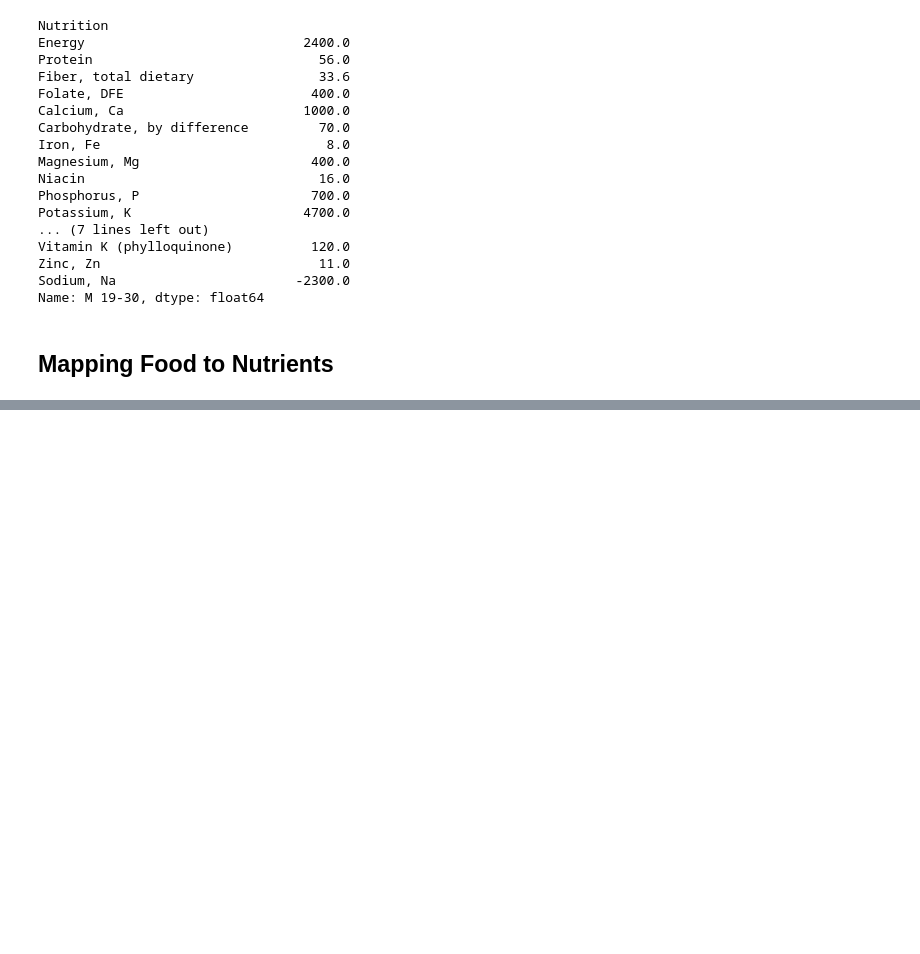
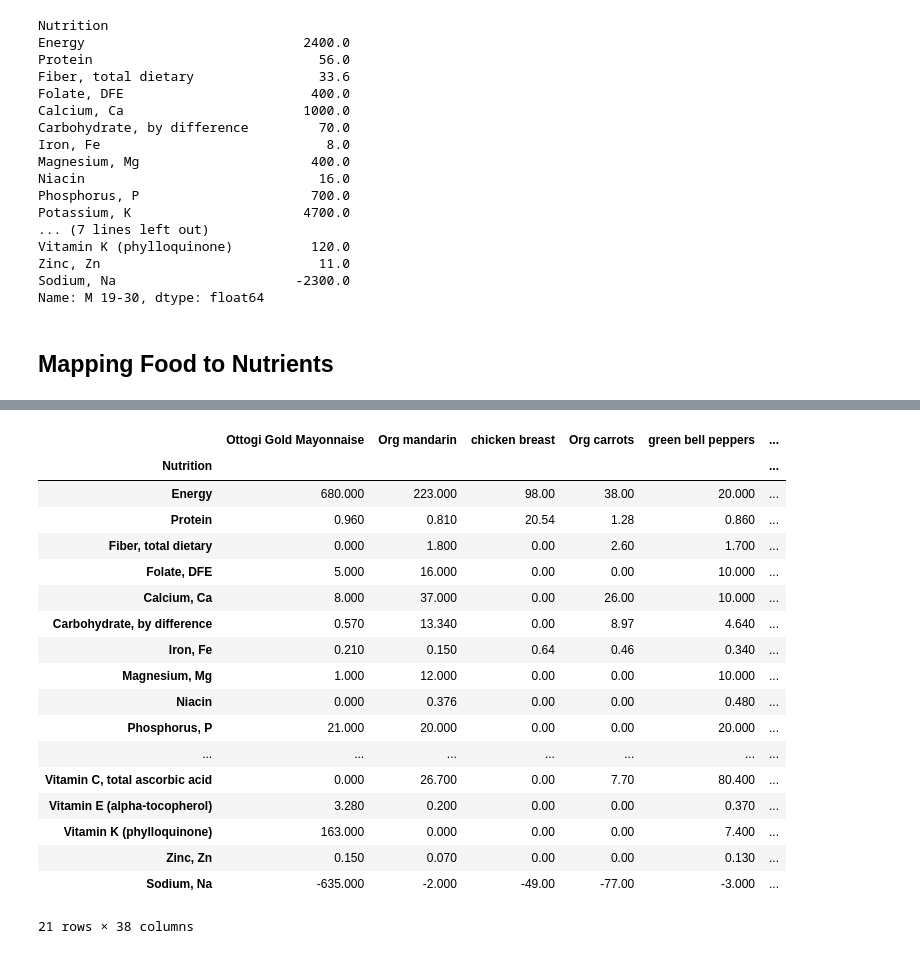
Before and after one commit to singcheerto/EEP153_Project2, a Jupyter notebook: project2.ipynb, the cells around one changed output, grey strips where cells are left out. Saved outputs shown, nothing was run; the diff lists cells and outputs as text; code cells hidden in the pictures; blank space fills up the shorter version.

```diff
--- a/project2.ipynb
+++ b/project2.ipynb
@@ -12,7 +30,7 @@ gpg: encrypted with 1 passphrase
 user = "ligon"
 
 # API key for Gov; substitute your own!
-apikey = "inIyO1begWSRqsYtxS7m6p09PSyq7Qiw7fxzV2qN" # inIyO1begWSRqsYtxS7m6p09PSyq7Qiw7fxzV2qN"
+apikey = "NVgmRkqQ7ikdgus7M2OTqZFlDXm67vdQ3aiP1GND"
 
 # File with private keys for relevant service account to authenticate
 # and access google spreadsheets
@@ -195,7 +217,7 @@ for food in df['Food'].tolist():
         fdc_id = int((df[df['Food'] == food].FDC).iloc[0])
         D[food] = fdc.nutrients(apikey, fdc_id).Quantity
     except AttributeError:
-        warnings.warn("Couldn't find FDC Code %s for food %s." % (food,FDC))
+        warnings.warn("Couldn't find FDC Code %s for food %s." % (food, FDC))
 
-D = pd.DataFrame(D,dtype=float)
-D
+FoodNutrients = pd.DataFrame(D,dtype=float)
+FoodNutrients
@@ -201,0 +238,8 @@ D
+# %%
+p = Prices.apply(lambda x:x.magnitude).dropna()
+
+# Compile list that we have both prices and nutritional info for; drop if either missing
+use = list(set(p.index.tolist()).intersection(FoodNutrients.columns.tolist()))
+p = p[use]
+
+p
@@ -201,0 +264,34 @@ D
+# %%
+# Drop nutritional information for foods we don't know the price of,
+# and replace missing nutrients with zeros.
+Aall = FoodNutrients[p.index].fillna(0)
+
+# Drop rows of A that we don't have constraints for.
+Amin = Aall.loc[bmin.index]
+
+Amax = Aall.loc[bmax.index]
+
+# Minimum requirements involve multiplying constraint by -1 to make <=.
+A = pd.concat([Amin,-Amax])
+
+A
+# %% [output]
+|  | Ottogi Gold Mayonnaise | Org mandarin | chicken breast | Org carrots | green bell peppers | ... |
+| Nutrition |  |  |  |  |  | ... |
+| Energy | 680.000 | 223.000 | 98.00 | 38.00 | 20.000 | ... |
+| Protein | 0.960 | 0.810 | 20.54 | 1.28 | 0.860 | ... |
+| Fiber, total dietary | 0.000 | 1.800 | 0.00 | 2.60 | 1.700 | ... |
+| Folate, DFE | 5.000 | 16.000 | 0.00 | 0.00 | 10.000 | ... |
+| Calcium, Ca | 8.000 | 37.000 | 0.00 | 26.00 | 10.000 | ... |
+| Carbohydrate, by difference | 0.570 | 13.340 | 0.00 | 8.97 | 4.640 | ... |
+| Iron, Fe | 0.210 | 0.150 | 0.64 | 0.46 | 0.340 | ... |
+| Magnesium, Mg | 1.000 | 12.000 | 0.00 | 0.00 | 10.000 | ... |
+| Niacin | 0.000 | 0.376 | 0.00 | 0.00 | 0.480 | ... |
+| Phosphorus, P | 21.000 | 20.000 | 0.00 | 0.00 | 20.000 | ... |
+| ... | ... | ... | ... | ... | ... | ... |
+| Vitamin C, total ascorbic acid | 0.000 | 26.700 | 0.00 | 7.70 | 80.400 | ... |
+| Vitamin E (alpha-tocopherol) | 3.280 | 0.200 | 0.00 | 0.00 | 0.370 | ... |
+| Vitamin K (phylloquinone) | 163.000 | 0.000 | 0.00 | 0.00 | 7.400 | ... |
+| Zinc, Zn | 0.150 | 0.070 | 0.00 | 0.00 | 0.130 | ... |
+| Sodium, Na | -635.000 | -2.000 | -49.00 | -77.00 | -3.000 | ... |
+21 rows × 38 columns
```
Also changed, not shown: parts of 14 cells of this notebook, 1 other file.
